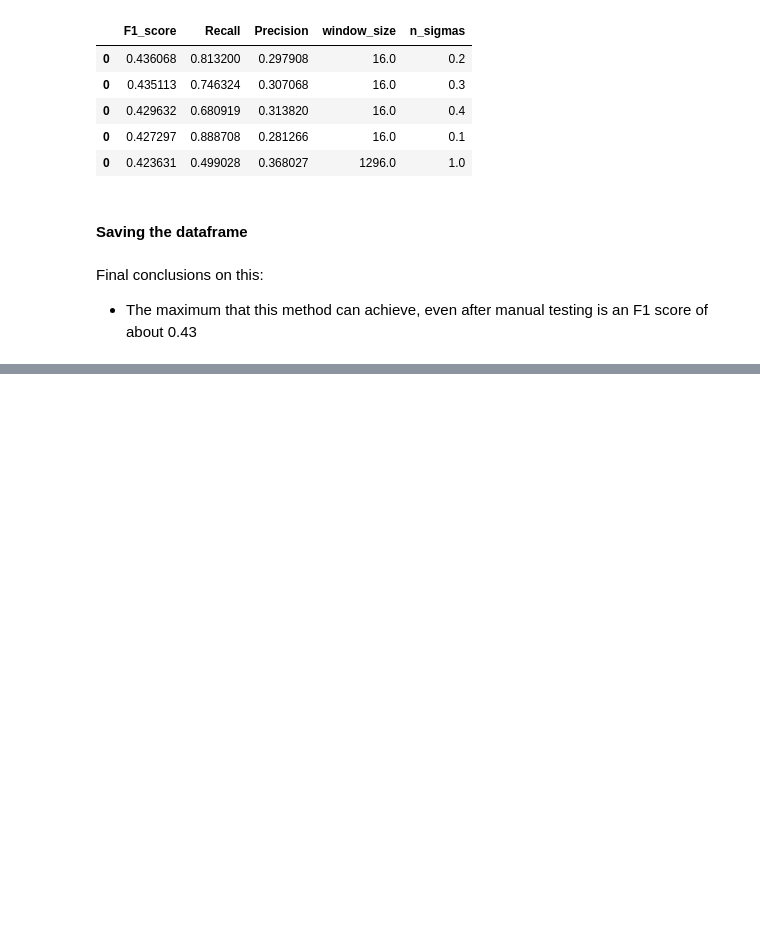
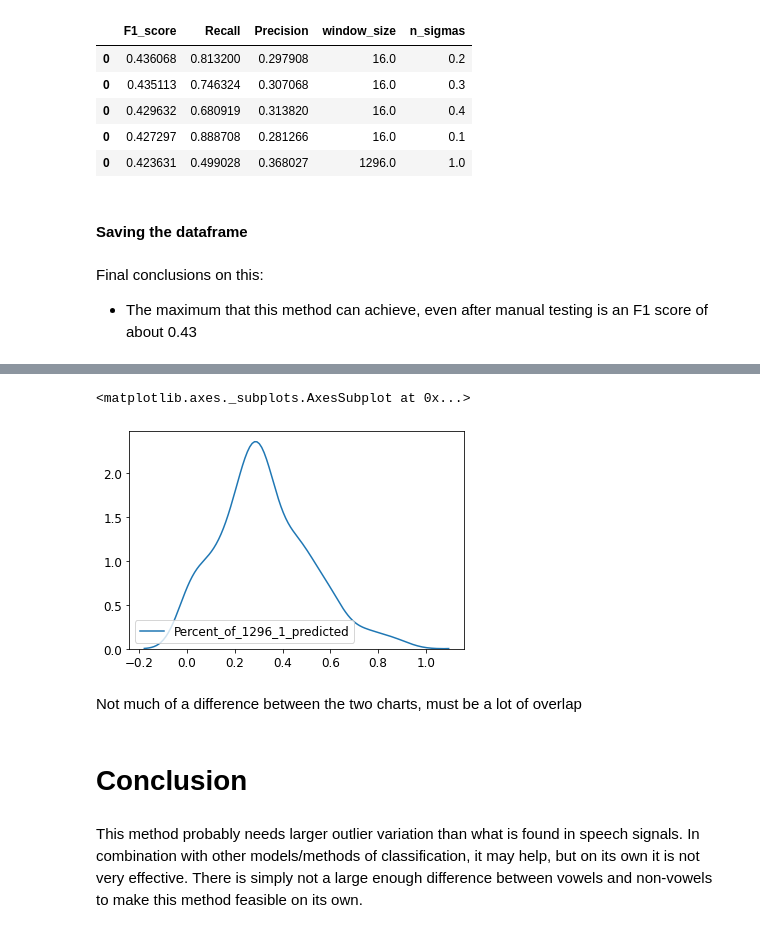
Before and after one commit to gregfeliu/Vowel_Finder, a Jupyter notebook: Optimal_Hampel_Filter_Parameters.ipynb, the cells around one changed output, grey strips where cells are left out. Saved outputs shown, nothing was run; the diff lists cells and outputs as text; code cells hidden in the pictures; blank space fills up the shorter version.

```diff
--- a/Optimal_Hampel_Filter_Parameters.ipynb
+++ b/Optimal_Hampel_Filter_Parameters.ipynb
@@ -173,0 +381,11 @@ Final conclusions on this:
+# %%
+sns.kdeplot(df_90_sigma1_not_vowel)
+# %% [output]
+<matplotlib.axes._subplots.AxesSubplot at 0x...>
+[figure, added]
+# %% [markdown]
+Not much of a difference between the two charts, must be a lot of overlap
+# %% [markdown]
+# Conclusion
+# %% [markdown]
+This method probably needs larger outlier variation than what is found in speech signals. In combination with other models/methods of classification, it may help, but on its own it is not very effective. There is simply not a large enough difference between vowels and non-vowels to make this method feasible on its own.
```
Also changed, not shown: parts of 51 cells of this notebook, 1 other file.
